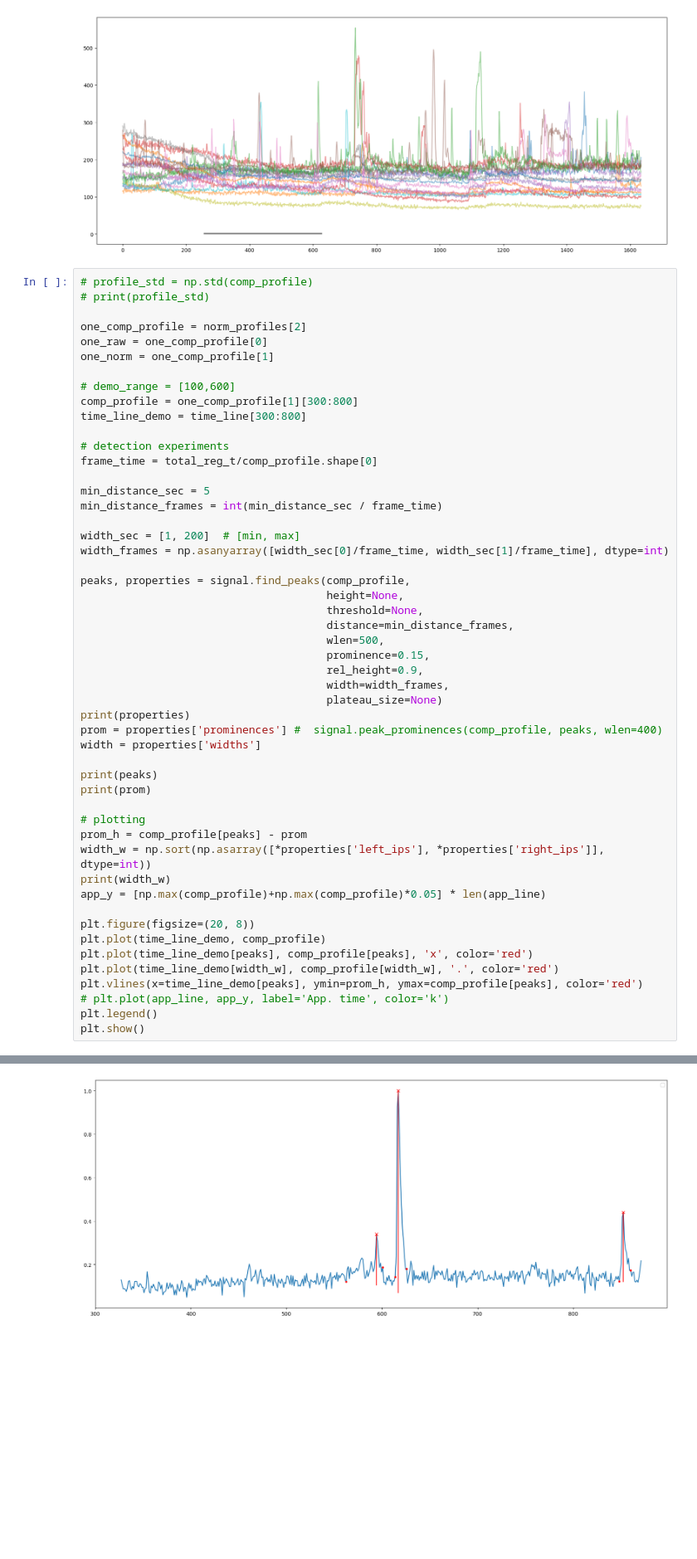
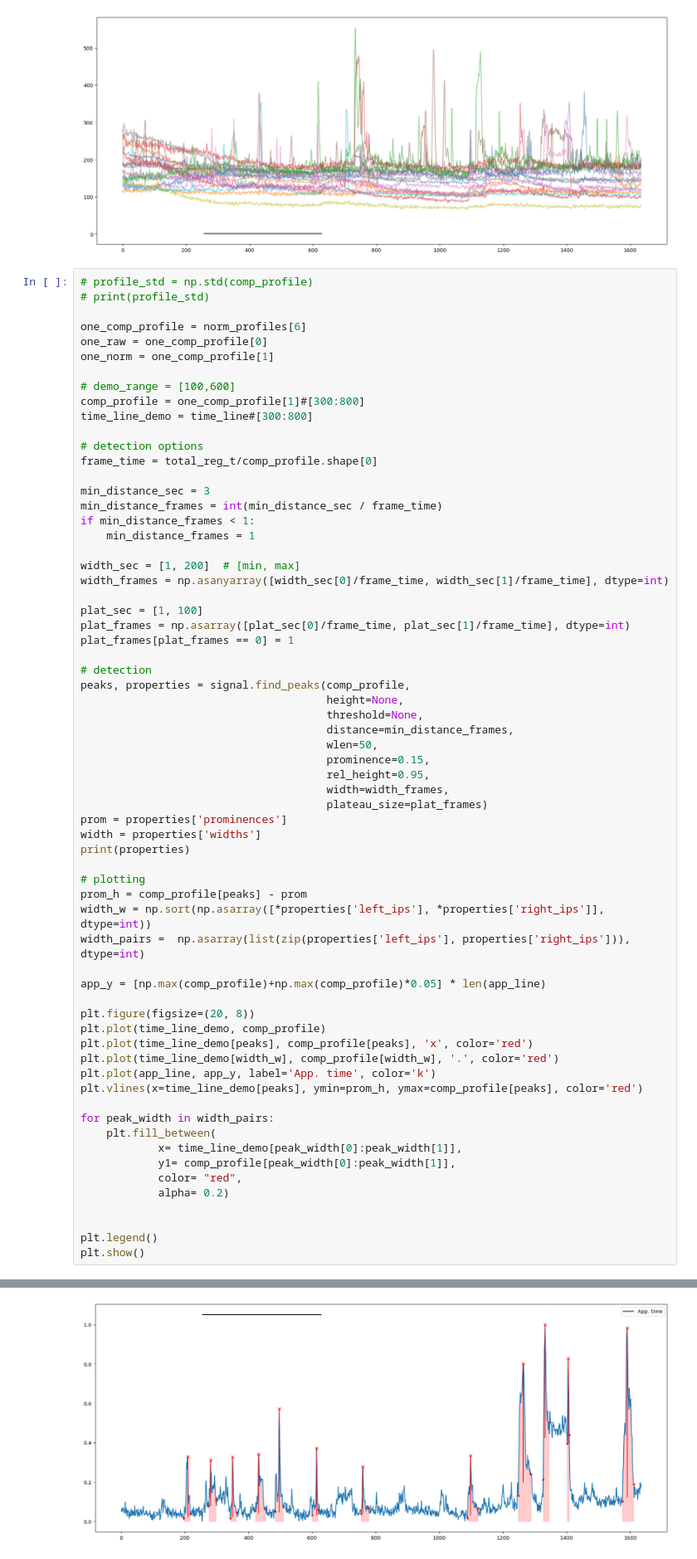
Before and after one commit to wisstock/microca, a Jupyter notebook: demo_stat.ipynb, the cells around one changed output, grey strips where cells are left out. Shown at 83% size. Drawn from its saved outputs; the diff is of its cells as text; blank space fills up the shorter version.

Commit message:
fill plot done, features estimation in progress

```diff
--- a/demo_stat.ipynb
+++ b/demo_stat.ipynb
@@ -101,51 +101,65 @@ def signaltonoise(a, axis=0, ddof=0):
 # profile_std = np.std(comp_profile)
 # print(profile_std)
 
-one_comp_profile = norm_profiles[2]
+one_comp_profile = norm_profiles[6]
 one_raw = one_comp_profile[0]
 one_norm = one_comp_profile[1]
 
 # demo_range = [100,600]
-comp_profile = one_comp_profile[1][300:800]
-time_line_demo = time_line[300:800]
+comp_profile = one_comp_profile[1]#[300:800]
+time_line_demo = time_line#[300:800]
 
-# detection experiments
+# detection options
 frame_time = total_reg_t/comp_profile.shape[0]
 
-min_distance_sec = 5
+min_distance_sec = 3
 min_distance_frames = int(min_distance_sec / frame_time)
+if min_distance_frames < 1:
+    min_distance_frames = 1
 
 width_sec = [1, 200]  # [min, max]
 width_frames = np.asanyarray([width_sec[0]/frame_time, width_sec[1]/frame_time], dtype=int)
 
+plat_sec = [1, 100]
+plat_frames = np.asarray([plat_sec[0]/frame_time, plat_sec[1]/frame_time], dtype=int)
+plat_frames[plat_frames == 0] = 1
+
+# detection
 peaks, properties = signal.find_peaks(comp_profile,
                                       height=None,
                                       threshold=None,
                                       distance=min_distance_frames,
-                                      wlen=500,
+                                      wlen=50,
                                       prominence=0.15,
-                                      rel_height=0.9,
+                                      rel_height=0.95,
                                       width=width_frames,
-                                      plateau_size=None)
+                                      plateau_size=plat_frames)
+prom = properties['prominences']
+width = properties['widths']
 print(properties)
-prom = properties['prominences'] #  signal.peak_prominences(comp_profile, peaks, wlen=400)
-width = properties['widths']
-
-print(peaks)
-print(prom)
 
 # plotting
 prom_h = comp_profile[peaks] - prom
 width_w = np.sort(np.asarray([*properties['left_ips'], *properties['right_ips']], dtype=int))
-print(width_w)
+width_pairs =  np.asarray(list(zip(properties['left_ips'], properties['right_ips'])), dtype=int)
+
 app_y = [np.max(comp_profile)+np.max(comp_profile)*0.05] * len(app_line)
 
 plt.figure(figsize=(20, 8))
 plt.plot(time_line_demo, comp_profile)
 plt.plot(time_line_demo[peaks], comp_profile[peaks], 'x', color='red')
 plt.plot(time_line_demo[width_w], comp_profile[width_w], '.', color='red')
+plt.plot(app_line, app_y, label='App. time', color='k')
 plt.vlines(x=time_line_demo[peaks], ymin=prom_h, ymax=comp_profile[peaks], color='red')
-# plt.plot(app_line, app_y, label='App. time', color='k')
+
+for peak_width in width_pairs:
+    plt.fill_between(
+            x= time_line_demo[peak_width[0]:peak_width[1]],
+            y1= comp_profile[peak_width[0]:peak_width[1]],
+            color= "red",
+            alpha= 0.2)
+
+
 plt.legend()
 plt.show()
 # %% [output]
@@ -157 +181 @@ No artists with labels found to put in legend.  Note that artists whose label st
-[figure, old version]
+[figure, new version]
```
Also changed, not shown: parts of 1 cell of this notebook.
